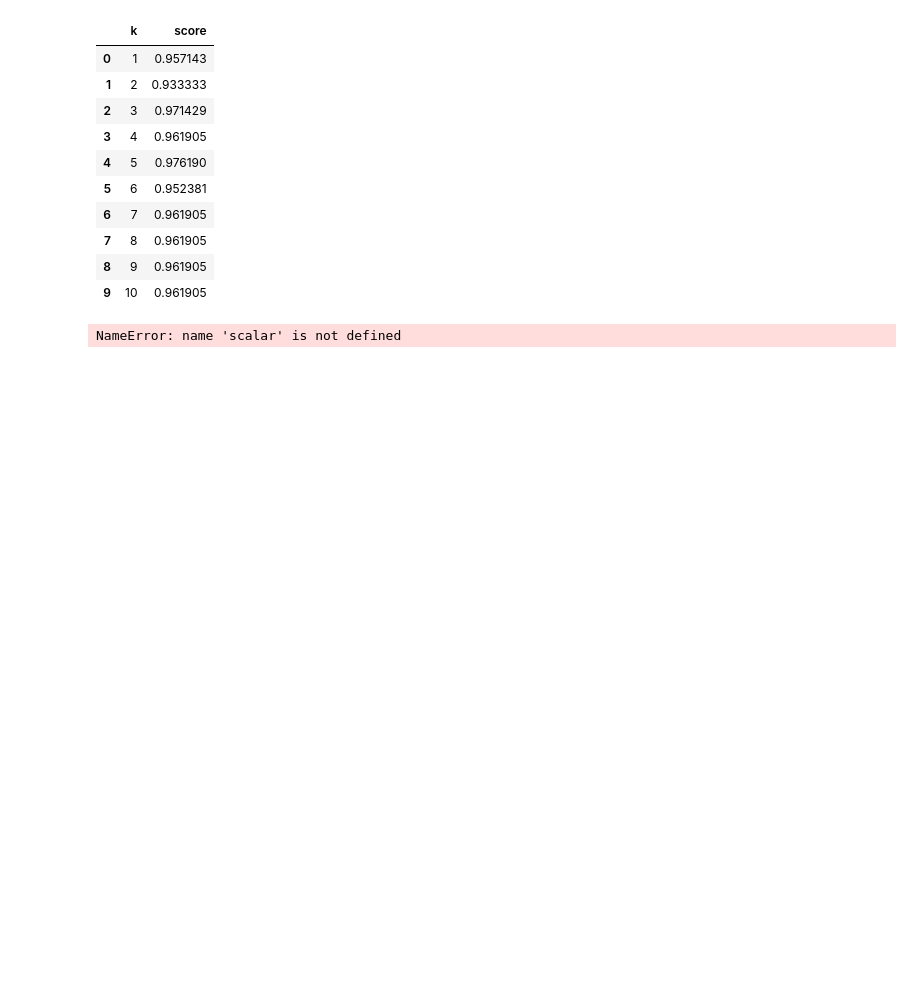
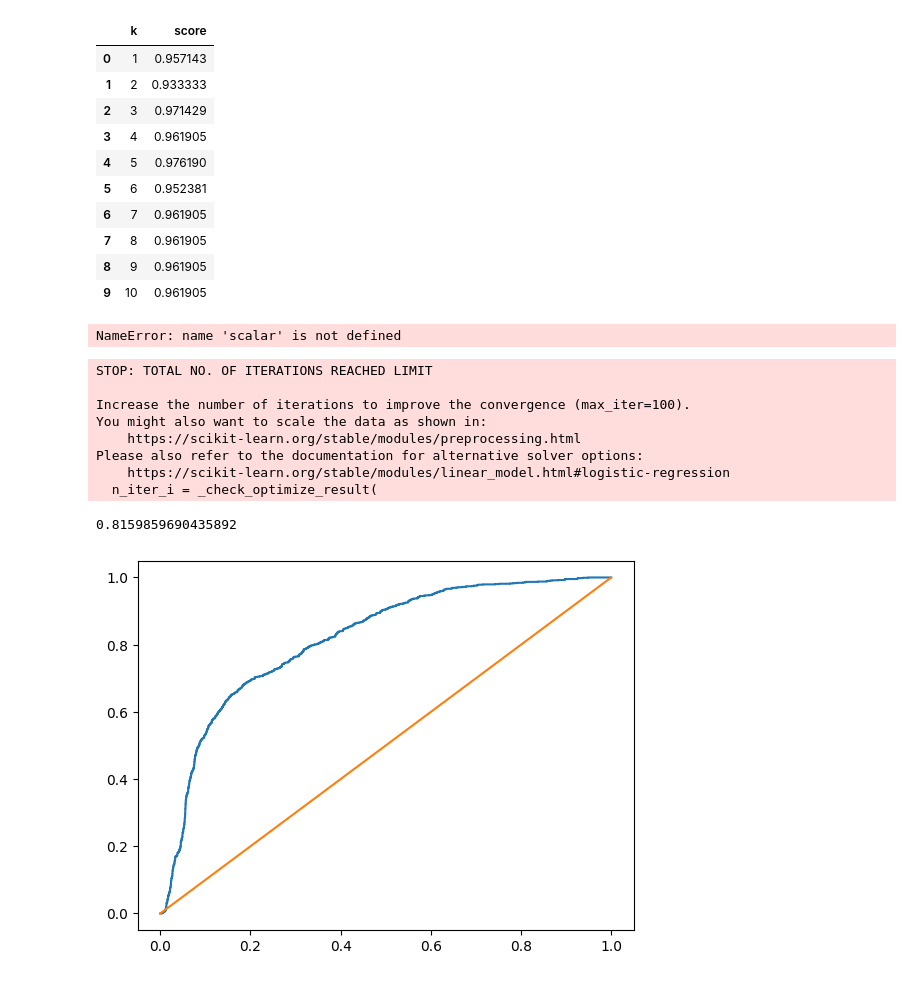
Before and after one commit to SatyamShivamCDAC/satyam_machine_learning-, a Jupyter notebook: day2/Untitled.ipynb, the cells around one changed output. Drawn from its saved outputs; the diff is of its cells as text; code cells hidden in the pictures; blank space fills up the shorter version.

```diff
--- a/day2/Untitled.ipynb
+++ b/day2/Untitled.ipynb
@@ -227,3 +227,33 @@ scores = pd.DataFrame(scores, columns=['k', 'score'])
 print(scores)
 # %% [output]
 NameError: name 'scalar' is not defined
+# %%
+import matplotlib.pyplot as plt
+from sklearn.metrics import roc_auc_score,roc_curve
+y = hr['left']
+X = hr.drop('left',axis = 1)
+X = pd.get_dummies(X,drop_first=True)
+X_train,X_test,y_train,y_test = train_test_split(X,y,test_size=0.3,random_state=25,stratify=y)
+
+lr = LogisticRegression()
+
+lr.fit(X_train, y_train)
+y_pred = lr.predict_proba(X_test)[:, 1]
+
+fpr, tpr, thresholds = roc_curve(y_test, y_pred)
+
+plt.plot(fpr, tpr)
+plt.plot([0, 1], [0, 1])
+
+roc_auc_score(y_test, y_pred)
+# %% [output]
+STOP: TOTAL NO. OF ITERATIONS REACHED LIMIT
+
+Increase the number of iterations to improve the convergence (max_iter=100).
+You might also want to scale the data as shown in:
+    https://scikit-learn.org/stable/modules/preprocessing.html
+Please also refer to the documentation for alternative solver options:
+    https://scikit-learn.org/stable/modules/linear_model.html#logistic-regression
+  n_iter_i = _check_optimize_result(
+0.8159859690435892
+[figure, added]
```
Also changed, not shown: parts of 2 cells of this notebook, 4 other files.
